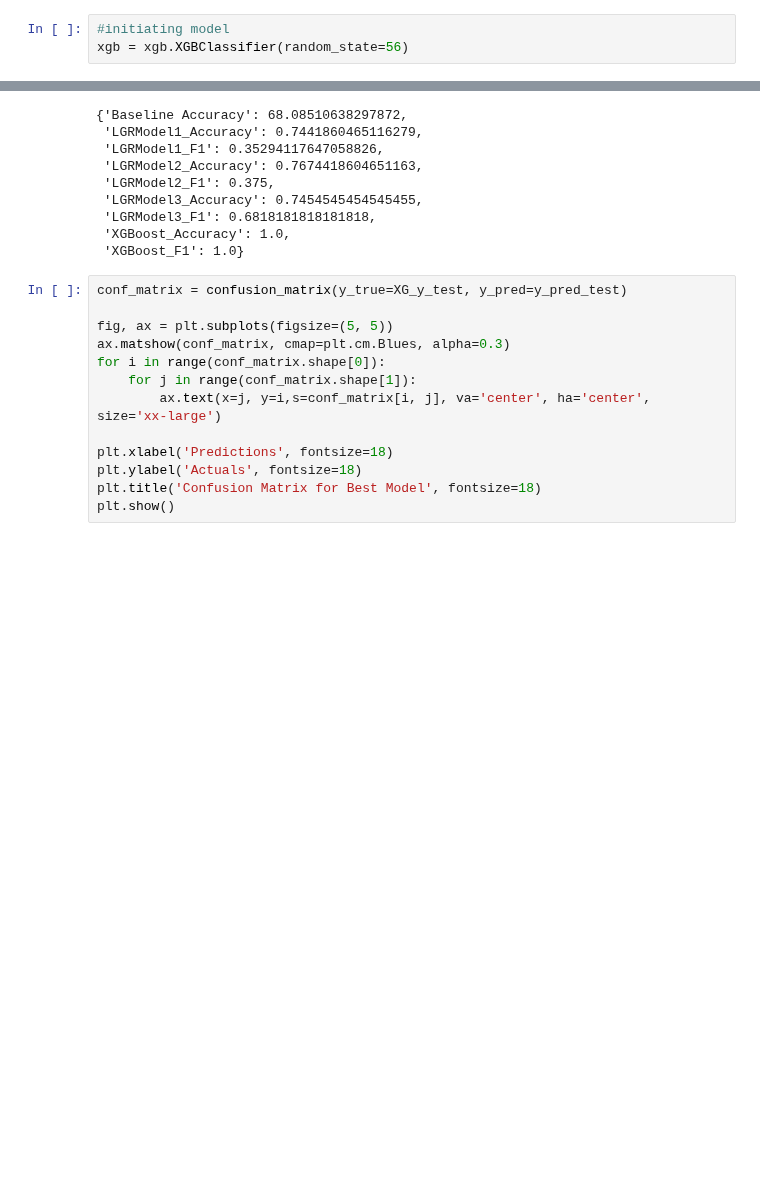
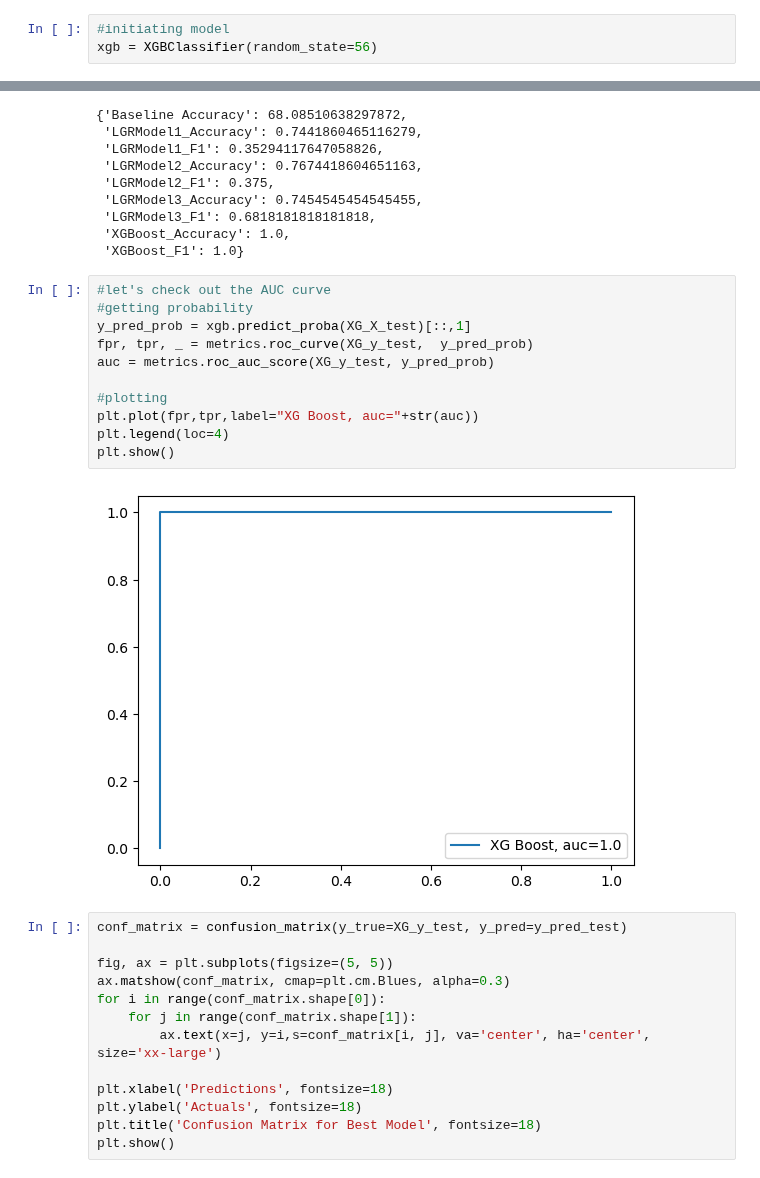
Before and after one commit to SSGrasland/Modeling-Hurricane-Impact-on-Florida-Real-Estate-Value-, a Jupyter notebook: 4. Modeling.ipynb, the cells around one changed output, grey strips where cells are left out. Saved outputs shown, nothing was run; the diff lists cells and outputs as text; blank space fills up the shorter version.

```diff
--- a/4. Modeling.ipynb
+++ b/4. Modeling.ipynb
@@ -616,7 +672,7 @@ feature_importance.plot(x='Feature', y='Importance', kind='barh', title= 'Featur
 ## XGBoost
 # %%
 #initiating model
-xgb = xgb.XGBClassifier(random_state=56)
+xgb = XGBClassifier(random_state=56)
 # %% [markdown]
 ### Selecting Our Target Variable and Features
 # %%
@@ -679,6 +735,19 @@ model_dict
  'LGRModel3_F1': 0.6818181818181818,
  'XGBoost_Accuracy': 1.0,
  'XGBoost_F1': 1.0}
+# %%
+#let's check out the AUC curve
+#getting probability
+y_pred_prob = xgb.predict_proba(XG_X_test)[::,1]
+fpr, tpr, _ = metrics.roc_curve(XG_y_test,  y_pred_prob)
+auc = metrics.roc_auc_score(XG_y_test, y_pred_prob)
+
+#plotting
+plt.plot(fpr,tpr,label="XG Boost, auc="+str(auc))
+plt.legend(loc=4)
+plt.show()
+# %% [output]
+[figure, added]
 # %%
 conf_matrix = confusion_matrix(y_true=XG_y_test, y_pred=y_pred_test)
 
```
Also changed, not shown: parts of 59 cells of this notebook, 45 other files.
